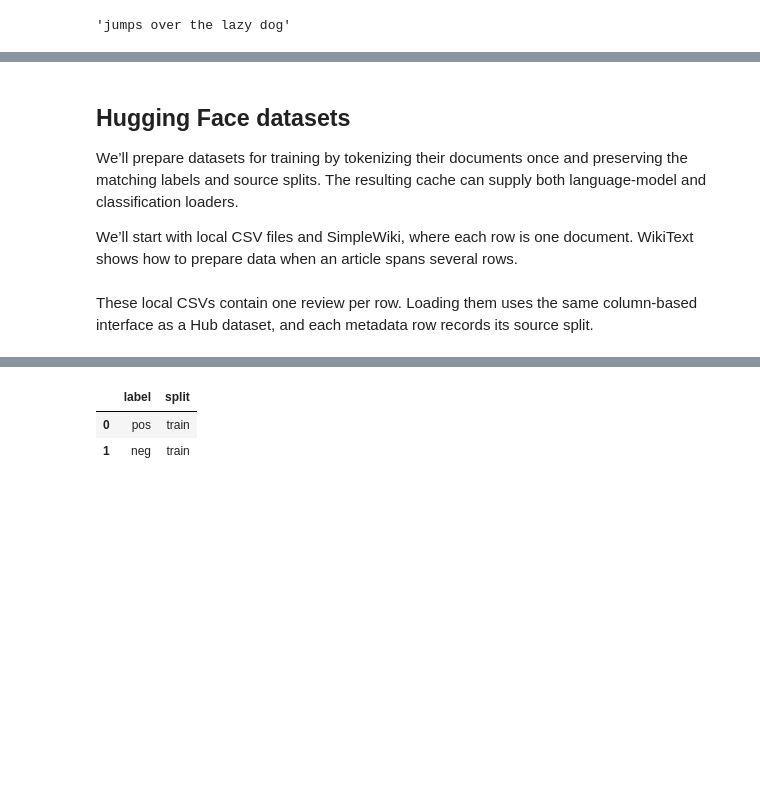
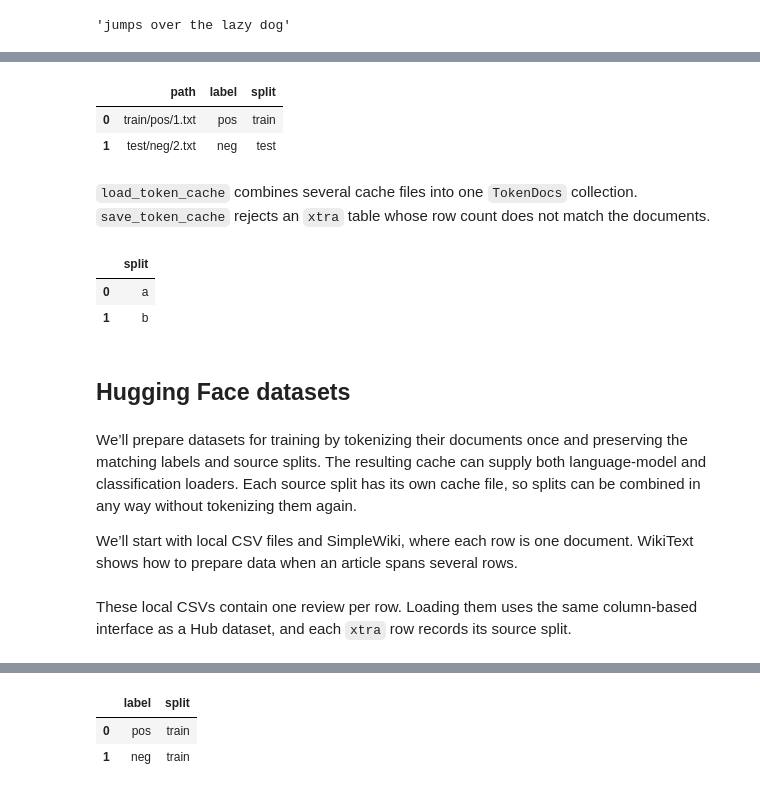
Before and after one commit to dienhoa/fastai, a Jupyter notebook: nbs/36_text.tokenizer.ipynb, the cells around one changed output, grey strips where cells are left out. Cells and saved outputs as stored; diff of their text form; code cells hidden in the pictures; blank space fills up the shorter version.

```diff
--- a/nbs/36_text.tokenizer.ipynb
+++ b/nbs/36_text.tokenizer.ipynb
@@ -90,6 +62,6 @@ def tokenize_texts(
 # %%
 texts = ["The quick brown fox", "jumps over the lazy dog"]
-flat, offsets = tokenize_texts(texts, tok)
-test_eq(offsets[-1], len(flat))
-flat, offsets
+ids = tokenize_texts(texts, tok)
+test_eq(len(ids), len(texts))
+ids[0]
 # %% [output]
@@ -145,7 +158,44 @@ tok.decode(docs[1].tolist())
+# %%
+def load_token_cache(path):
+    "Memory-map one or more Arrow caches, returning their documents, tokenizer and `xtra` columns"
+    tbl = pa.concat_tables([pa.ipc.open_file(pa.memory_map(str(p))).read_all() for p in L(path)], promote_options='default')
+    tok = Tokenizer.from_str(tbl.schema.metadata[b'tokenizer'].decode())
+    return TokenDocs(tbl['ids']), tok, tbl.drop_columns('ids').to_pandas()
+# %%
+with tempfile.TemporaryDirectory() as d:
+    cache = Path(d)/'docs.arrow'
+    xtra = pd.DataFrame(dict(path=['train/pos/1.txt', 'test/neg/2.txt'], label=['pos', 'neg'], split=['train', 'test']))
+    save_token_cache(cache, ids, tok, xtra)
+    docs2, tok2, xtra2 = load_token_cache(cache)
+    test_eq(list(docs2), list(docs))
+    test_eq(tok2.to_str(), tok.to_str())
+    test_eq(xtra2.to_dict('list'), xtra.to_dict('list'))
+xtra2
+# %% [output]
+|  | path | label | split |
+| 0 | train/pos/1.txt | pos | train |
+| 1 | test/neg/2.txt | neg | test |
+# %% [markdown]
+`load_token_cache` combines several cache files into one `TokenDocs` collection. `save_token_cache` rejects an `xtra` table whose row count does not match the documents.
+# %%
+with tempfile.TemporaryDirectory() as d:
+    c1, c2 = Path(d)/'a.arrow', Path(d)/'b.arrow'
+    save_token_cache(c1, ids[:1], tok, pd.DataFrame(dict(split=['a'])))
+    save_token_cache(c2, ids[1:], tok, pd.DataFrame(dict(split=['b'])))
+    both_docs, _, both_xtra = load_token_cache([c1, c2])
+    test_eq(list(both_docs), list(docs))
+    test_eq(both_xtra.split.tolist(), ['a', 'b'])
+    with expect_fail(ValueError, contains='one row per document'):
+        save_token_cache(Path(d)/'bad.arrow', ids, tok, pd.DataFrame(dict(split=['only_one'])))
+both_xtra
+# %% [output]
+|  | split |
+| 0 | a |
+| 1 | b |
+# %% [markdown]
+## Hugging Face datasets
 # %% [markdown]
-## Hugging Face datasets
-
-We’ll prepare datasets for training by tokenizing their documents once and preserving the matching labels and source splits. The resulting cache can supply both language-model and classification loaders.
+We’ll prepare datasets for training by tokenizing their documents once and preserving the matching labels and source splits. The resulting cache can supply both language-model and classification loaders. Each source split has its own cache file, so splits can be combined in any way without tokenizing them again.
 
 We’ll start with local CSV files and SimpleWiki, where each row is one document. WikiText shows how to prepare data when an article spans several rows.
 # %%
@@ -195,5 +216,5 @@ def tokenize_dataset(
 # %% [markdown]
-These local CSVs contain one review per row. Loading them uses the same column-based interface as a Hub dataset, and each metadata row records its source split.
+These local CSVs contain one review per row. Loading them uses the same column-based interface as a Hub dataset, and each `xtra` row records its source split.
 # %%
 from contextlib import contextmanager
 # %%
```
Also changed, not shown: parts of 88 cells of this notebook, 4 other files.
